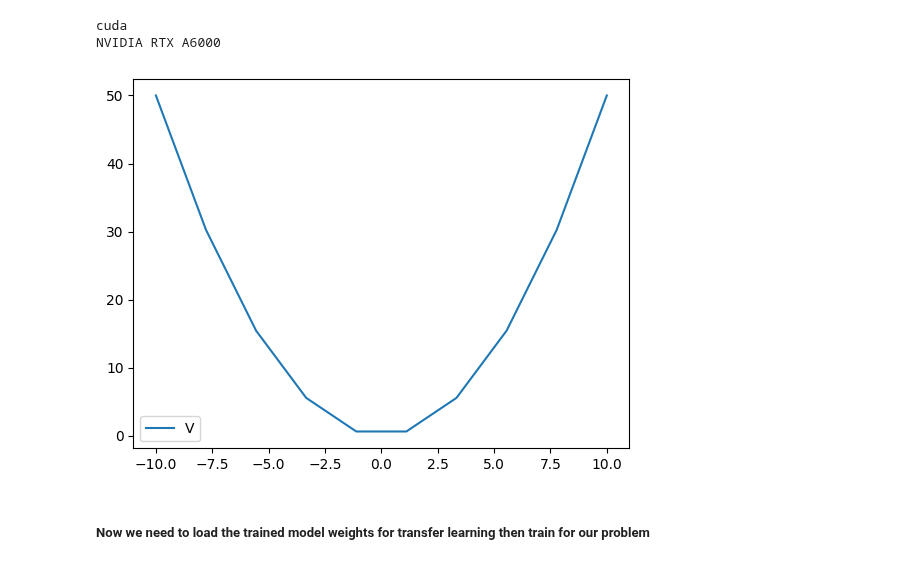
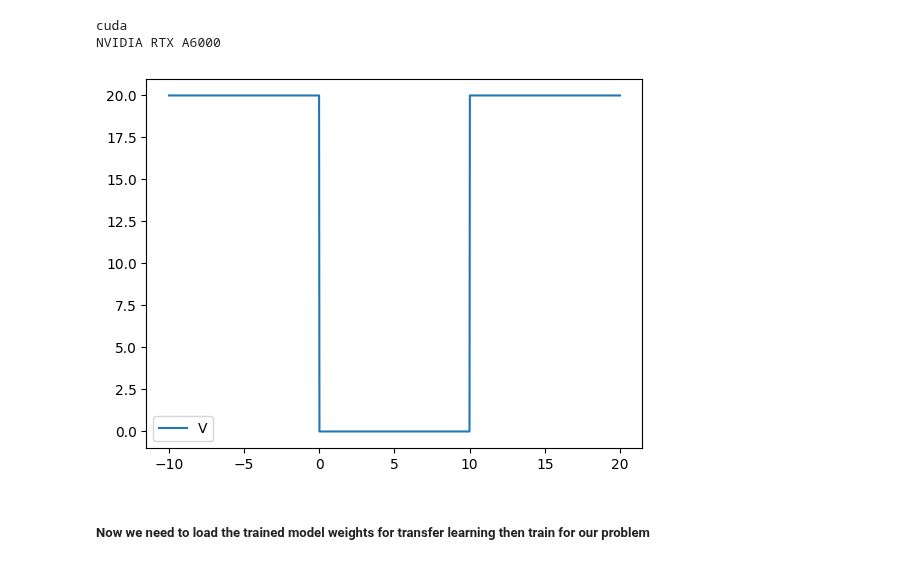
Before and after one commit to oduolaidrisA/Scientific-Machine-Learning-for-QEP, a Jupyter notebook: RqPINN_with_attention/rqpinn-finite-well-potential.ipynb, the cells around one changed output. Cells and saved outputs as stored; diff of their text form; code cells hidden in the pictures.

```diff
--- a/RqPINN_with_attention/rqpinn-finite-well-potential.ipynb
+++ b/RqPINN_with_attention/rqpinn-finite-well-potential.ipynb
@@ -85,20 +89,24 @@ def hamEqs_Loss(t, psi, psi_xx, v):
 
     return L, E
 # %%
-#Defining the potential well
+#defining the potential
 def V(x):
-    y = 0.5*x**2
-    return y
-x = torch.linspace(t0,tf,10).view(-1,1)
+  x = x.data.numpy()
+  x0 = 10
+  #vnp = (np.heaviside(-x-x0,0) + np.heaviside(x-x0,0))*20
+  vnp = (np.heaviside(-x,0) + np.heaviside(x-x0,0))*20
+  return torch.from_numpy(vnp)
+
+x = torch.linspace(-10,20,1200).view(-1,1)
 pot = V(x)
 #scaled_pot = V_norm(x)
 
 plt.plot(x,pot, label='V')
 #plt.plot(x,scaled_pot, label='V_norm')
 plt.legend()
 plt.show()
 # %% [output]
-[figure, old version]
+[figure, new version]
 # %%
 #Defining the Frobenius norm
 def frobenius_norm(G):
```
Also changed, not shown: parts of 8 cells of this notebook, 1 other file.
